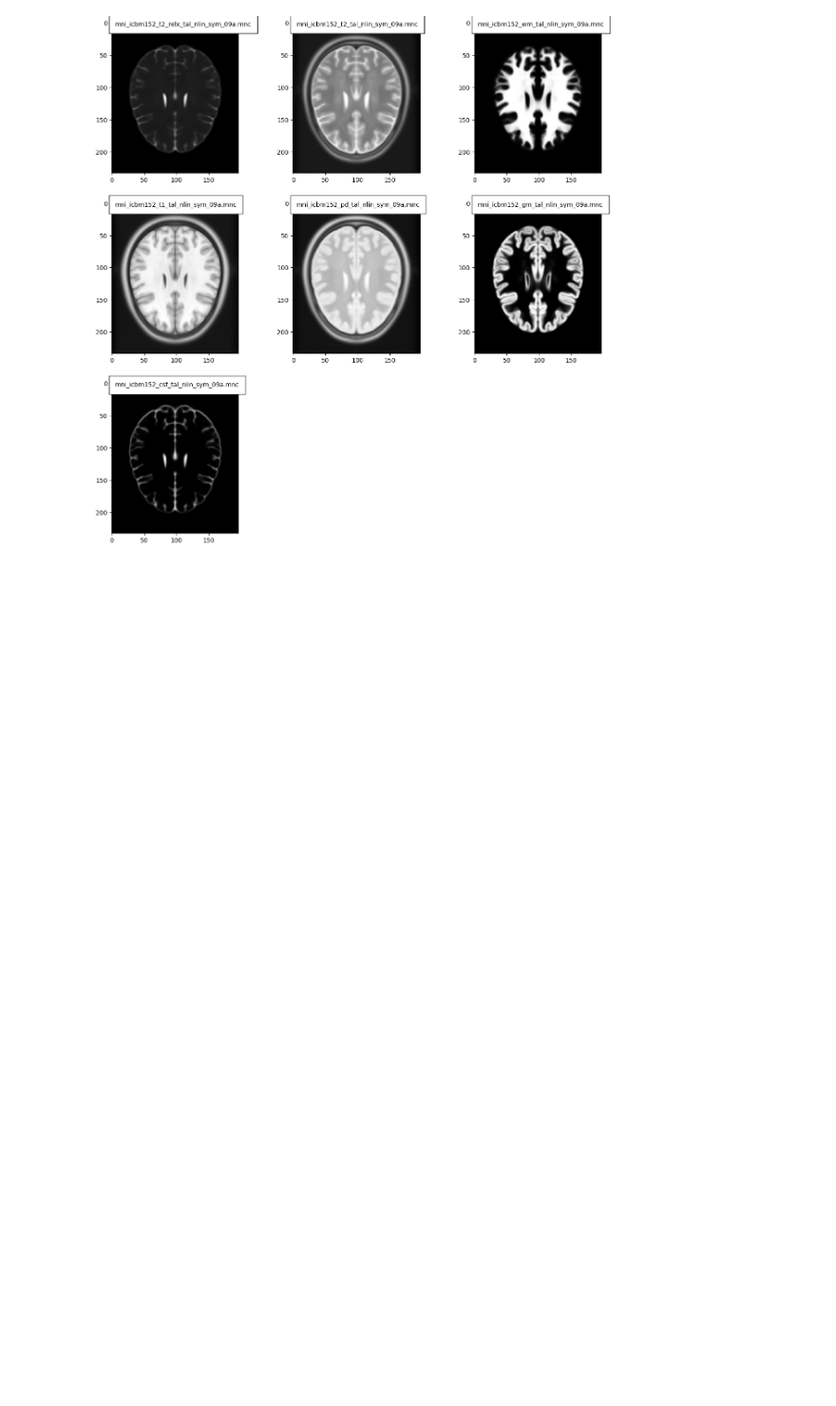
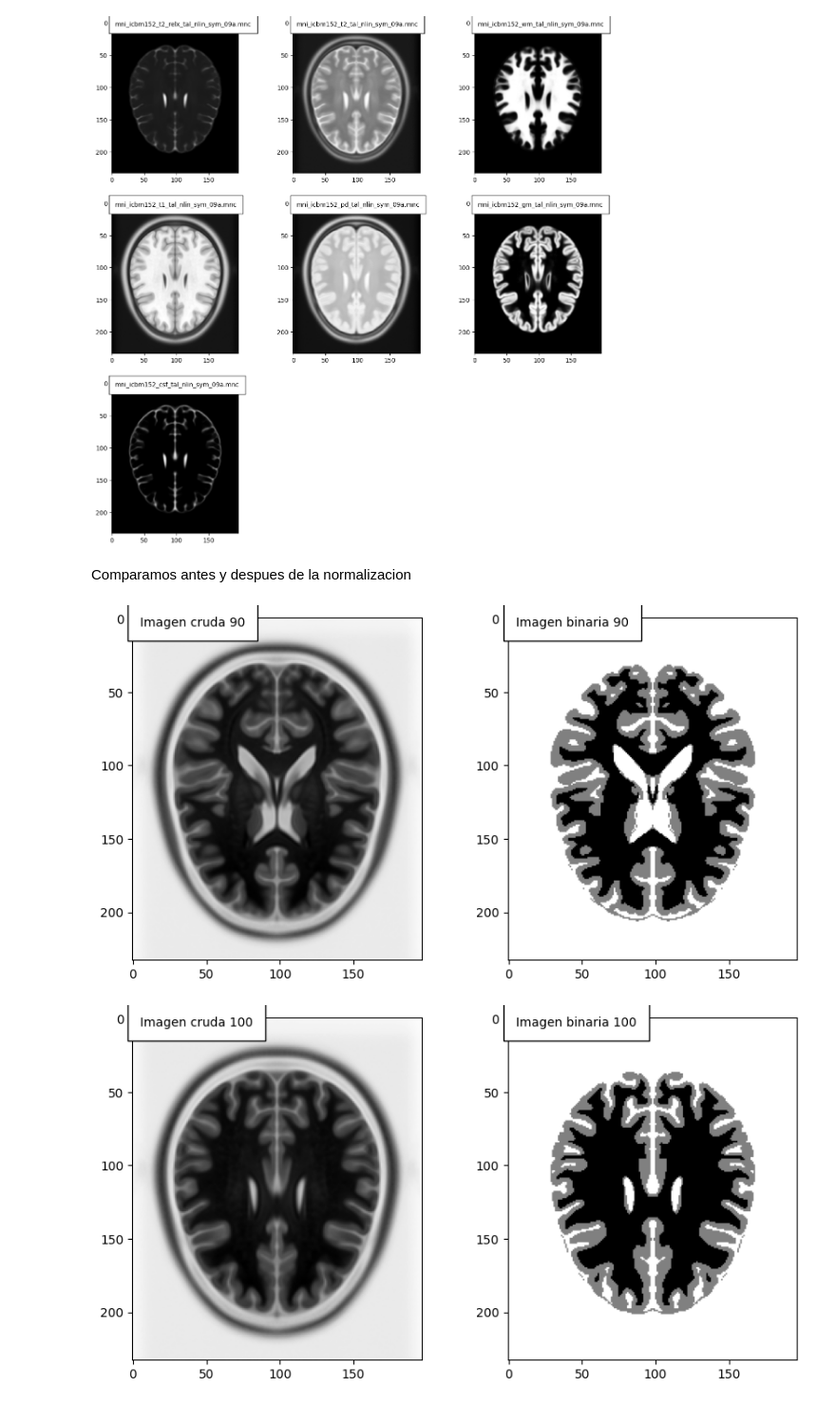
Before and after one commit to lmannelli/Brain_Tumor_Growth, a Jupyter notebook: TCG_GBM.ipynb, the cells around one changed output. Shown at 95% size. Drawn from its saved outputs; the diff is of its cells as text; code cells hidden in the pictures; blank space fills up the shorter version.

```diff
--- a/TCG_GBM.ipynb
+++ b/TCG_GBM.ipynb
@@ -67,0 +141,9 @@ f.show()
+# %% [markdown]
+Comparamos antes y despues de la normalizacion
+# %%
+compare_with_norm(90)
+compare_with_norm(100)
+compare_with_norm(110)
+# %% [output]
+[figure, added]
+[figure, added]
```
Also changed, not shown: parts of 4 cells of this notebook.
